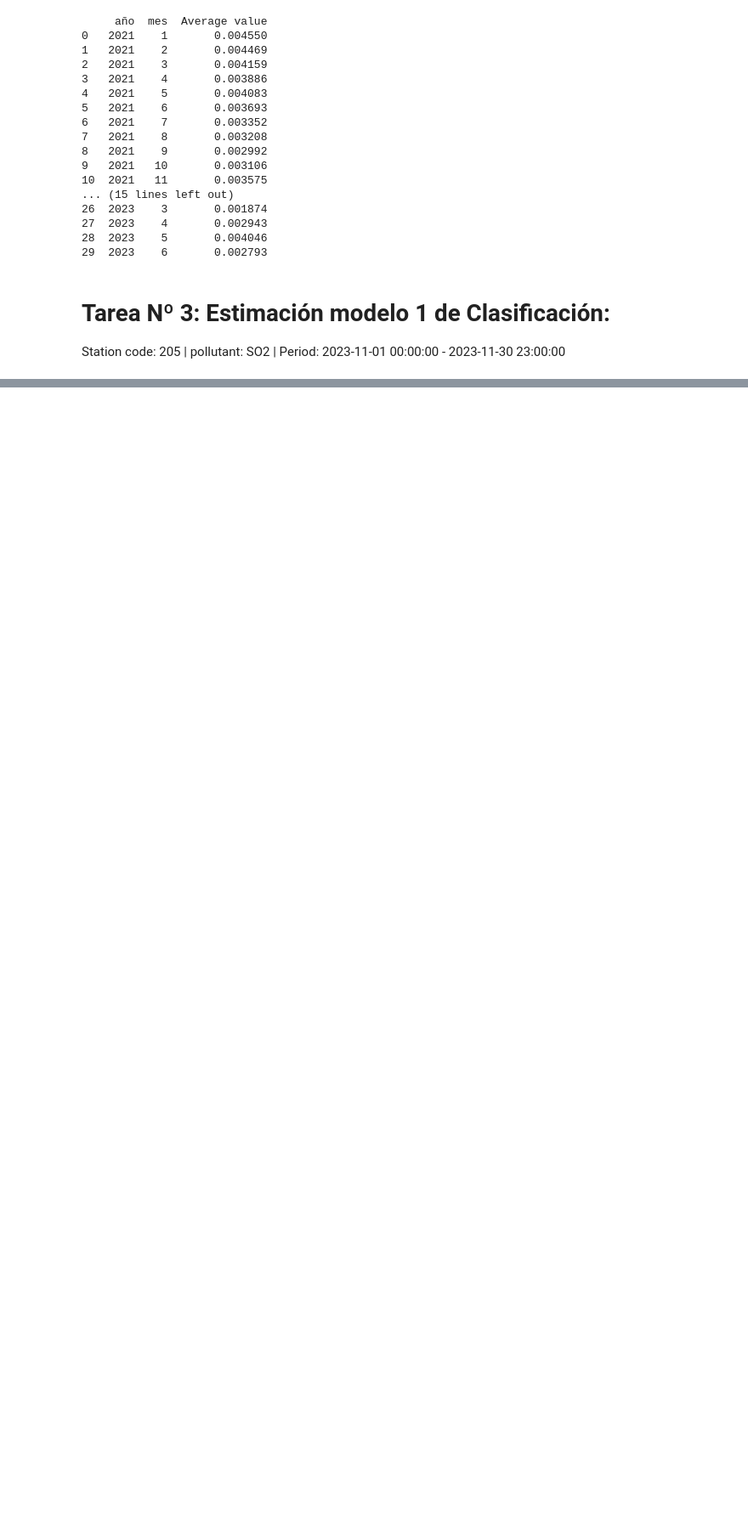
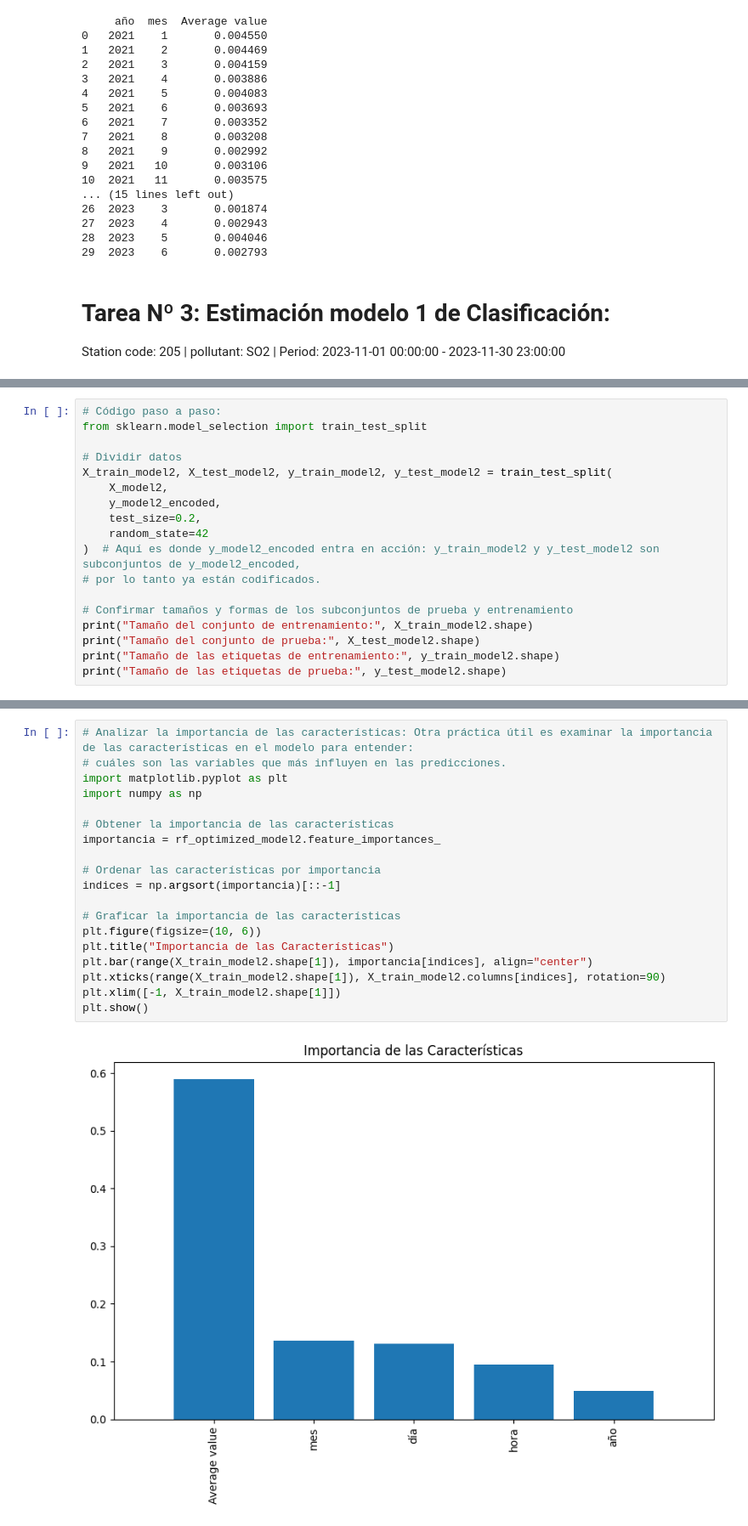
Before and after one commit to carlosgomezagrafojo/pollution-data, a Jupyter notebook: proyect_contaminacion.ipynb, the cells around one changed output, grey strips where cells are left out. Shown at 85% size. Saved outputs shown, nothing was run; the diff lists cells and outputs as text; blank space fills up the shorter version.

Commit message:
Creado con Colab Modelo de clasificación 2

```diff
--- a/proyect_contaminacion.ipynb
+++ b/proyect_contaminacion.ipynb
@@ -3908,0 +4054,18 @@ Station code: 205 | pollutant: SO2 | Period: 2023-11-01 00:00:00 - 2023-11-30 23
+# %%
+# Código paso a paso:
+from sklearn.model_selection import train_test_split
+
+# Dividir datos
+X_train_model2, X_test_model2, y_train_model2, y_test_model2 = train_test_split(
+    X_model2,
+    y_model2_encoded,
+    test_size=0.2,
+    random_state=42
+)  # Aquí es donde y_model2_encoded entra en acción: y_train_model2 y y_test_model2 son subconjuntos de y_model2_encoded,
+# por lo tanto ya están codificados.
+
+# Confirmar tamaños y formas de los subconjuntos de prueba y entrenamiento
+print("Tamaño del conjunto de entrenamiento:", X_train_model2.shape)
+print("Tamaño del conjunto de prueba:", X_test_model2.shape)
+print("Tamaño de las etiquetas de entrenamiento:", y_train_model2.shape)
+print("Tamaño de las etiquetas de prueba:", y_test_model2.shape)
@@ -3908,0 +4358,21 @@ Station code: 205 | pollutant: SO2 | Period: 2023-11-01 00:00:00 - 2023-11-30 23
+# %%
+# Analizar la importancia de las características: Otra práctica útil es examinar la importancia de las características en el modelo para entender:
+# cuáles son las variables que más influyen en las predicciones.
+import matplotlib.pyplot as plt
+import numpy as np
+
+# Obtener la importancia de las características
+importancia = rf_optimized_model2.feature_importances_
+
+# Ordenar las características por importancia
+indices = np.argsort(importancia)[::-1]
+
+# Graficar la importancia de las características
+plt.figure(figsize=(10, 6))
+plt.title("Importancia de las Características")
+plt.bar(range(X_train_model2.shape[1]), importancia[indices], align="center")
+plt.xticks(range(X_train_model2.shape[1]), X_train_model2.columns[indices], rotation=90)
+plt.xlim([-1, X_train_model2.shape[1]])
+plt.show()
+# %% [output]
+[figure, added]
```
Also changed, not shown: parts of 25 cells of this notebook.
